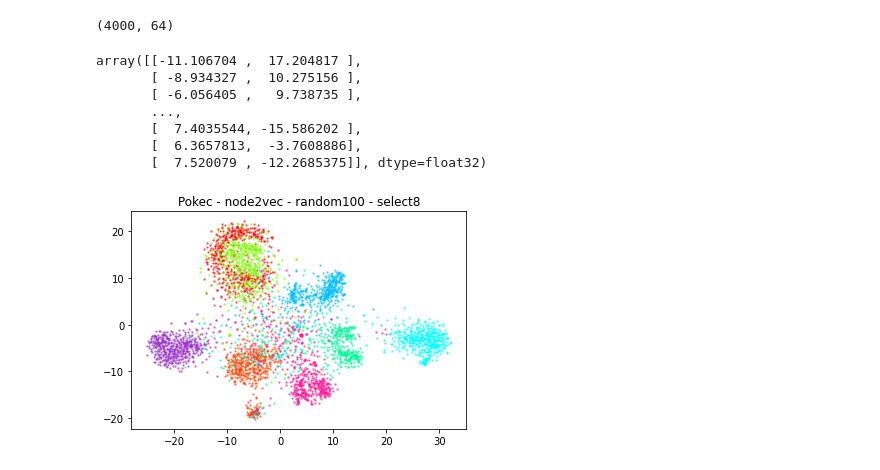
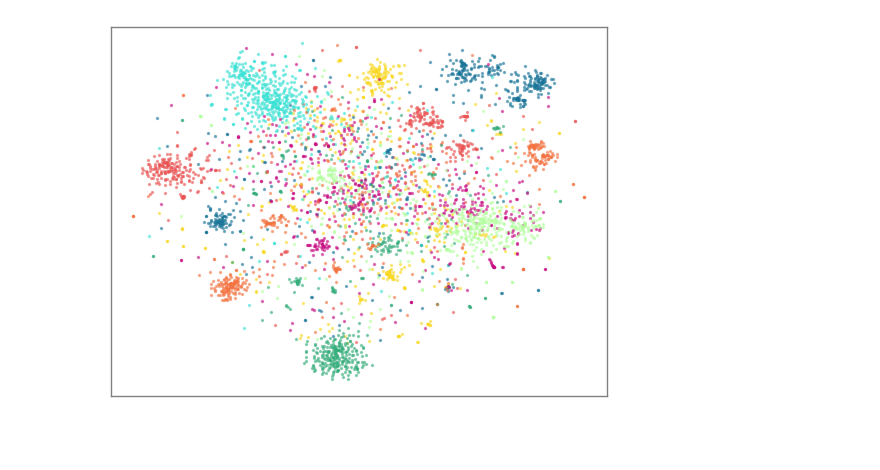
Before and after one commit to CGCL-codes/XGCN_library, a Jupyter notebook: jupyter/plot_tsne.ipynb, the cells around one changed output. Saved outputs shown, nothing was run; the diff lists cells and outputs as text; code cells hidden in the pictures; blank space fills up the shorter version.

Commit message:
renew plot_tsne.ipynb

```diff
--- a/jupyter/plot_tsne.ipynb
+++ b/jupyter/plot_tsne.ipynb
@@ -9,8 +10,10 @@ import torch
 import os.path as osp
 from sklearn.manifold import TSNE
 from matplotlib import pyplot as plt
+# %%
+dataset = 'livejournal'
 # %%
-_node_groups = io.load_pickle('/home/sxr/data/social_and_user_item/model_outputs/gnn_pokec/partition/metis100/node_groups.pkl')
+_node_groups = io.load_pickle('/media/xreco/DEV/xiran/data/social_and_user_item/model_outputs/gnn_'+dataset+'/partition/metis100/node_groups.pkl')
 # %%
 np.random.seed(2022)
 for group in _node_groups:
@@ -44,20 +37,23 @@ out_emb_table = torch.load(emb_file,
-# %%
-embs = []
-for nids in node_groups:
-    embs.append(out_emb_table[nids])
-embs = np.concatenate(embs)
-embs.shape
-# %% [output]
-(4000, 64)
-# %%
-X = TSNE(n_components=2, perplexity=100.0).fit_transform(embs)
-X
-# %% [output]
-array([[-11.106704 ,  17.204817 ],
-       [ -8.934327 ,  10.275156 ],
-       [ -6.056405 ,   9.738735 ],
-       ...,
-       [  7.4035544, -15.586202 ],
-       [  6.3657813,  -3.7608886],
-       [  7.520079 , -12.2685375]], dtype=float32)
+# %%
+model = 'node2vec'
+
+cache_root = osp.join('data', dataset, model)
+ensure_dir(cache_root)
+cache_file = osp.join(cache_root, 'tsne_emb.pkl')
+
+if osp.exists(cache_file):
+    X = io.load_pickle(cache_file)
+else:
+    emb_file = '/media/xreco/DEV/xiran/data/social_and_user_item/best_embeddings/'+dataset+'/'+model+'/out_emb_table.pt'
+    out_emb_table = torch.load(emb_file,
+                            map_location='cpu').detach().numpy()
+
+    embs = []
+    for nids in node_groups:
+        embs.append(out_emb_table[nids])
+    embs = np.concatenate(embs)
+    embs.shape
+
+    X = TSNE(n_components=2, perplexity=100.0).fit_transform(embs)
+    io.save_pickle(cache_file, X)
 # %%
@@ -74,17 +82,27 @@ colors = ['red',
 # %%
 fig, ax = plt.subplots(nrows=1, ncols=1)
 
 for i in range(len(local_idx)):
     idx = local_idx[i]
     x = X[idx]
     color = colors[i]
     ax.scatter(x[:, 0], x[:, 1], color=color, s=2, alpha=0.5)
 
-title = 'Pokec - node2vec - random100 - select8'
-ax.set_title(title)
+title = 'tsne-' + dataset + '-' + model
+# ax.set_title(title)
 
-# results_root = '/home/sxr/data/social_and_user_item/figure'
-# fig.savefig(osp.join(results_root, title + '.svg'), format='svg', dpi=200)
+# plt.axis('off')
+plt.xticks([])
+plt.yticks([])
+ax = plt.gca()
+color = 'gray'
+width = 1
+for spine in ['top','right','bottom','left']:
+    ax.spines[spine].set_color(color)
+    ax.spines[spine].set_linewidth(width)
+
+results_root = '/media/xreco/DEV/xiran/data/social_and_user_item/model_outputs/figure-www23'
+fig.savefig(osp.join(results_root, title + '.pdf'), dpi=300, bbox_inches='tight')
 plt.show()
 # %% [output]
-[figure, old version]
+[figure, new version]
```
Also changed, not shown: parts of 4 cells of this notebook.
